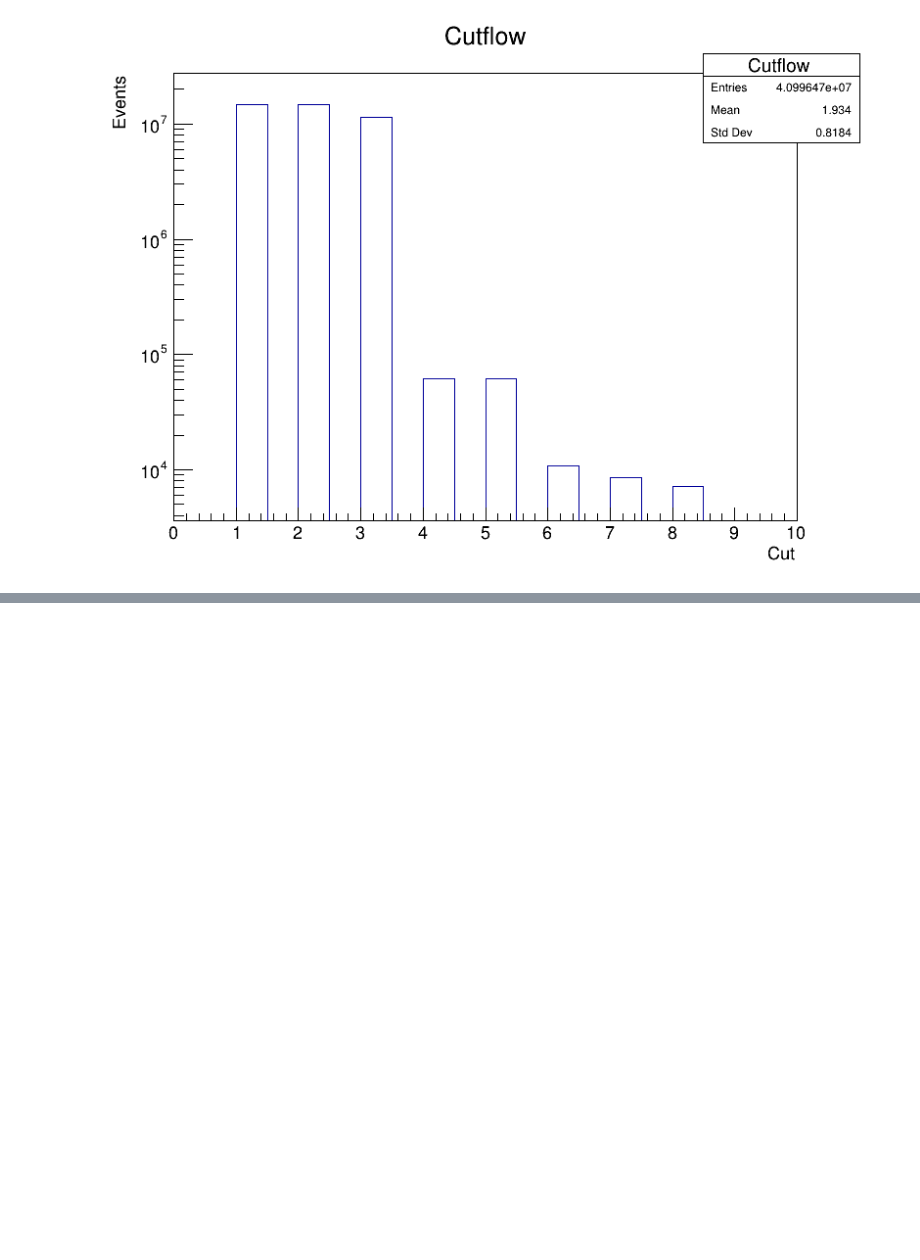
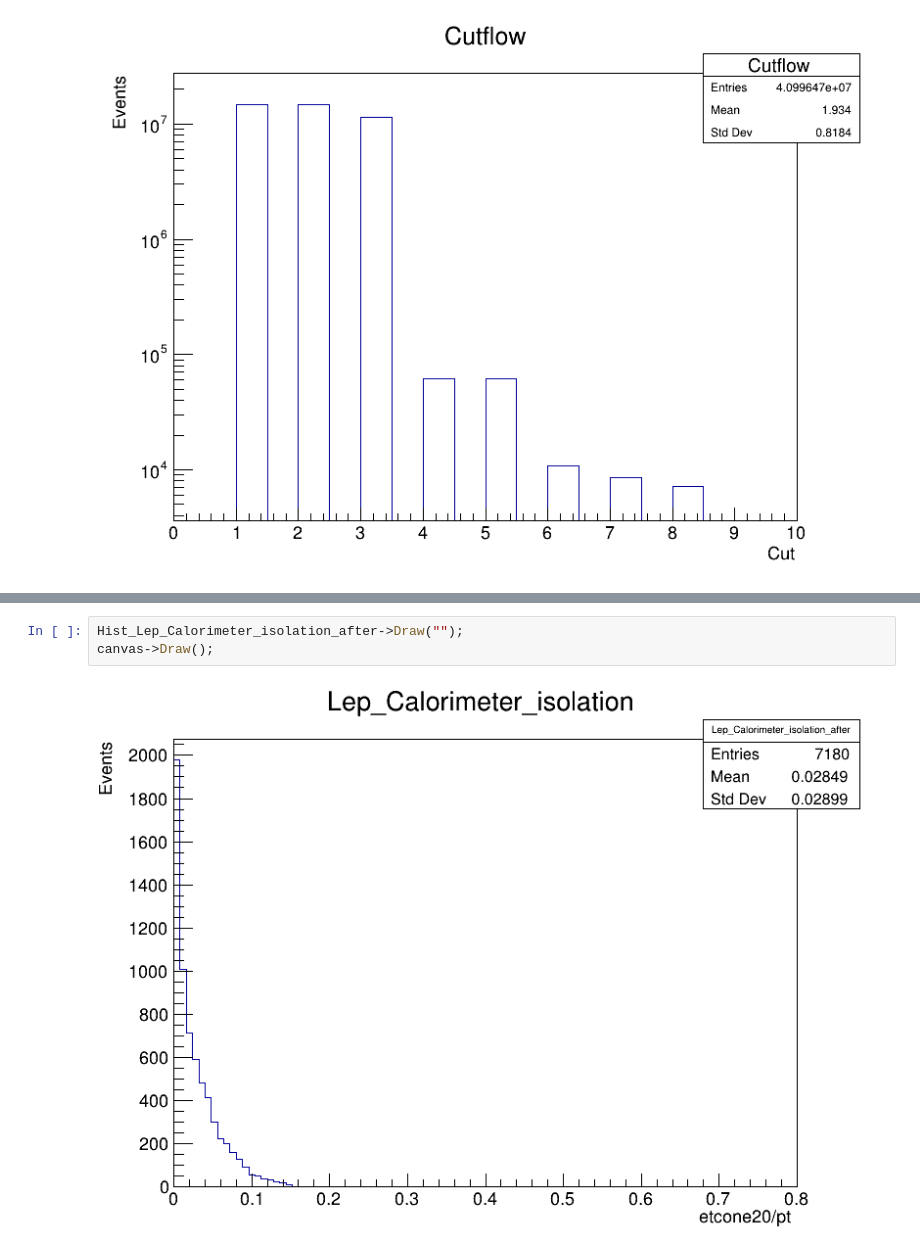
Before and after one commit to andreyvinasco/Particulas-elementales-oct, a Jupyter notebook: TTbarSel_8TeV.ipynb, the cells around one changed output, grey strips where cells are left out. Saved outputs shown, nothing was run; the diff lists cells and outputs as text; blank space fills up the shorter version.

```diff
--- a/TTbarSel_8TeV.ipynb
+++ b/TTbarSel_8TeV.ipynb
@@ -372,0 +494,5 @@ canvas->Draw();
+# %%
+Hist_Lep_Calorimeter_isolation_after->Draw("");
+canvas->Draw();
+# %% [output]
+[figure, added]
```
Also changed, not shown: parts of 49 cells of this notebook.
